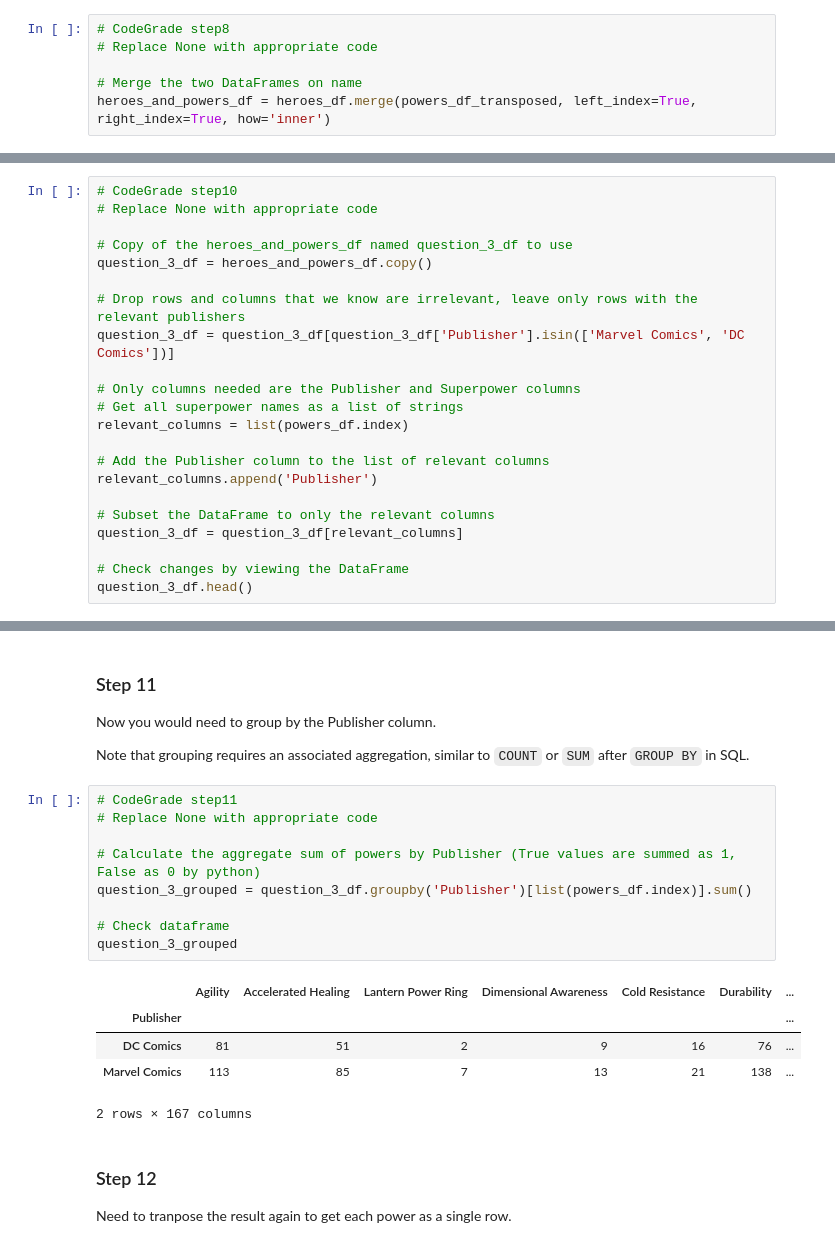
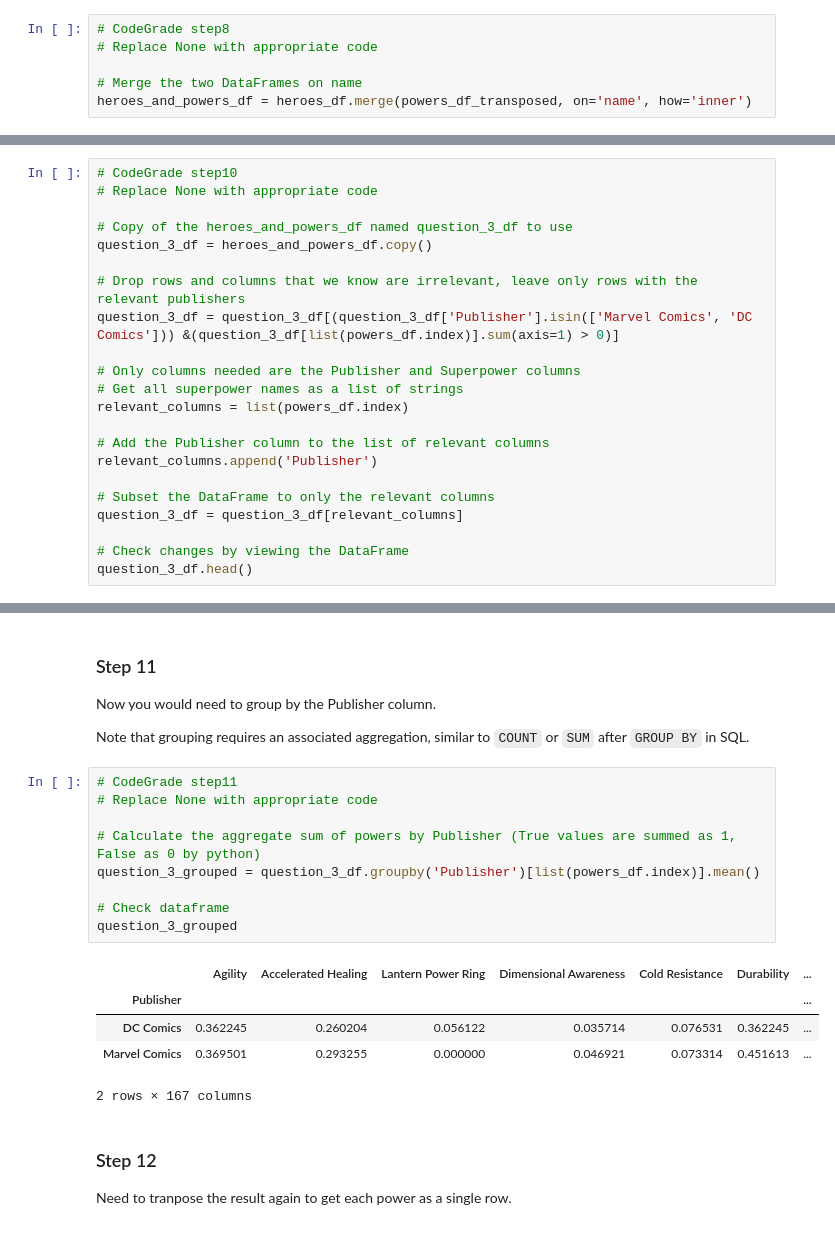
Before and after one commit to shee2001/DS_Course0_Week1_Module5_DataPy, a Jupyter notebook: DS_Course0_Week1_Module5_DataPy.ipynb, the cells around one changed output, grey strips where cells are left out. Saved outputs shown, nothing was run; the diff lists cells and outputs as text.

```diff
--- a/DS_Course0_Week1_Module5_DataPy.ipynb
+++ b/DS_Course0_Week1_Module5_DataPy.ipynb
@@ -342,7 +342,7 @@ Now create the `heroes_and_powers_df` DataFrame by combining the `powers_df_tran
 # Replace None with appropriate code
 
 # Merge the two DataFrames on name
-heroes_and_powers_df = heroes_df.merge(powers_df_transposed, left_index=True, right_index=True, how='inner')
+heroes_and_powers_df = heroes_df.merge(powers_df_transposed, on='name', how='inner')
 # %% [markdown]
 Now that we have created a joined DataFrame, we can aggregate the number of superpowers by superhero. This code is written for you:
 # %%
@@ -531,7 +531,7 @@ Don't worry if the rows or columns are in a different order, all that matters is
 question_3_df = heroes_and_powers_df.copy()
 
 # Drop rows and columns that we know are irrelevant, leave only rows with the relevant publishers
-question_3_df = question_3_df[question_3_df['Publisher'].isin(['Marvel Comics', 'DC Comics'])]
+question_3_df = question_3_df[(question_3_df['Publisher'].isin(['Marvel Comics', 'DC Comics'])) &(question_3_df[list(powers_df.index)].sum(axis=1) > 0)]
 
 # Only columns needed are the Publisher and Superpower columns
 # Get all superpower names as a list of strings
@@ -562,17 +562,17 @@ Note that grouping requires an associated aggregation, similar to `COUNT` or `SU
 # %%
 # CodeGrade step11
 # Replace None with appropriate code
 
 # Calculate the aggregate sum of powers by Publisher (True values are summed as 1, False as 0 by python)
-question_3_grouped = question_3_df.groupby('Publisher')[list(powers_df.index)].sum()
+question_3_grouped = question_3_df.groupby('Publisher')[list(powers_df.index)].mean()
 
 # Check dataframe
 question_3_grouped
 # %% [output]
 |  | Agility | Accelerated Healing | Lantern Power Ring | Dimensional Awareness | Cold Resistance | Durability | ... |
 | Publisher |  |  |  |  |  |  | ... |
-| DC Comics | 81 | 51 | 2 | 9 | 16 | 76 | ... |
-| Marvel Comics | 113 | 85 | 7 | 13 | 21 | 138 | ... |
+| DC Comics | 0.362245 | 0.260204 | 0.056122 | 0.035714 | 0.076531 | 0.362245 | ... |
+| Marvel Comics | 0.369501 | 0.293255 | 0.000000 | 0.046921 | 0.073314 | 0.451613 | ... |
 2 rows × 167 columns
 # %% [markdown]
 ### Step 12
```
Also changed, not shown: parts of 12 cells of this notebook.
